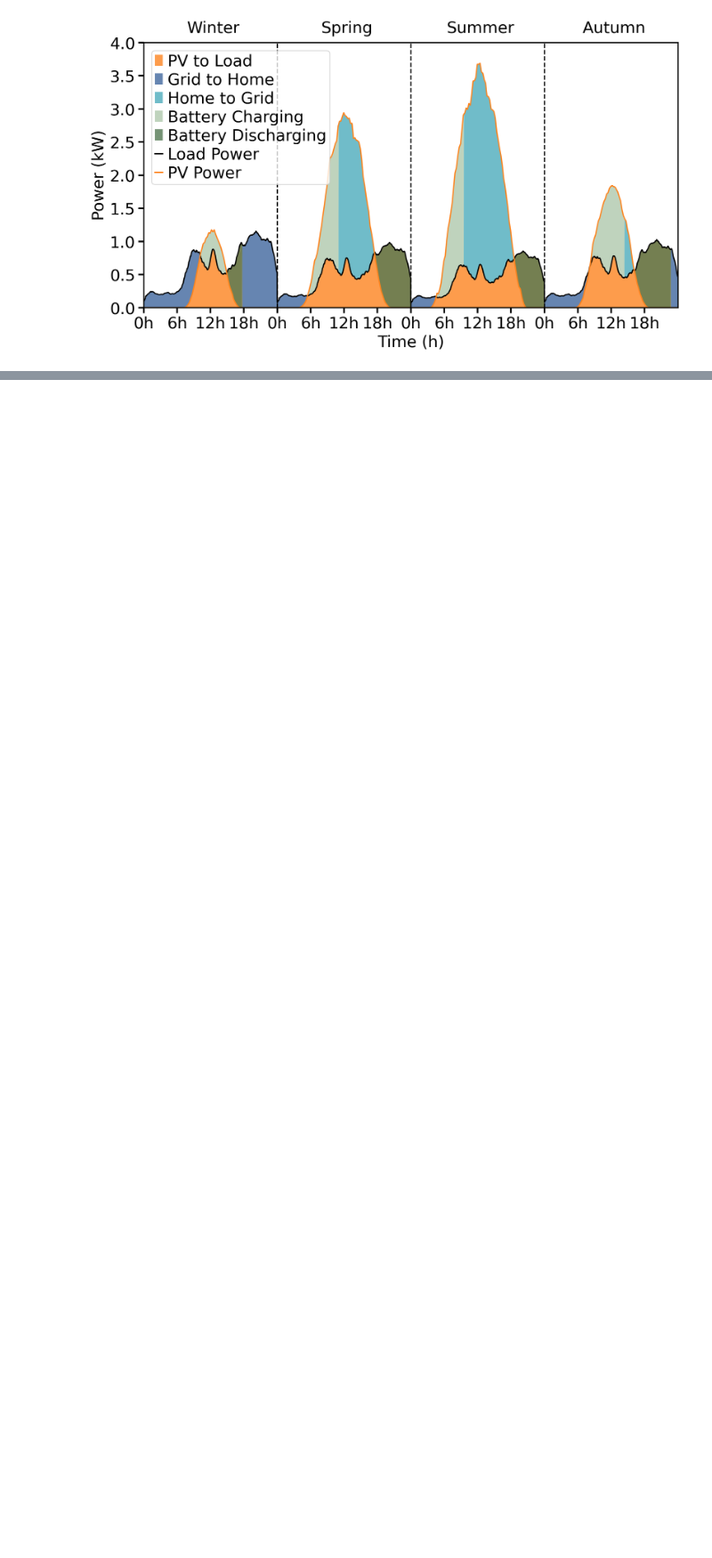
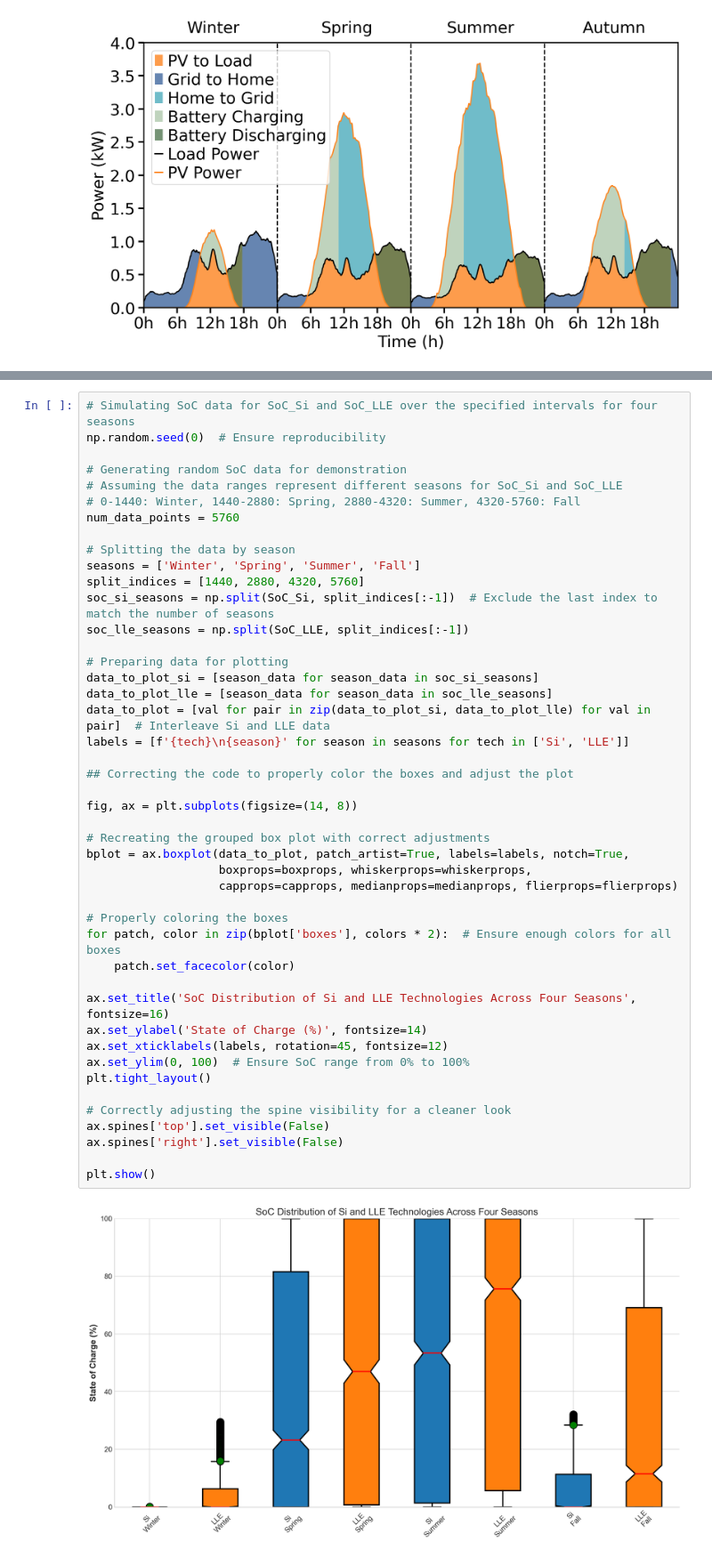
Before and after one commit to Alexisaglar/paper_simulations, a Jupyter notebook: plots.ipynb, the cells around one changed output, grey strips where cells are left out. Shown at 89% size. Saved outputs shown, nothing was run; the diff lists cells and outputs as text; blank space fills up the shorter version.

```diff
--- a/plots.ipynb
+++ b/plots.ipynb
@@ -891,0 +944,47 @@ plt.show()
+# %%
+# Simulating SoC data for SoC_Si and SoC_LLE over the specified intervals for four seasons
+np.random.seed(0)  # Ensure reproducibility
+
+# Generating random SoC data for demonstration
+# Assuming the data ranges represent different seasons for SoC_Si and SoC_LLE
+# 0-1440: Winter, 1440-2880: Spring, 2880-4320: Summer, 4320-5760: Fall
+num_data_points = 5760
+
+# Splitting the data by season
+seasons = ['Winter', 'Spring', 'Summer', 'Fall']
+split_indices = [1440, 2880, 4320, 5760]
+soc_si_seasons = np.split(SoC_Si, split_indices[:-1])  # Exclude the last index to match the number of seasons
+soc_lle_seasons = np.split(SoC_LLE, split_indices[:-1])
+
+# Preparing data for plotting
+data_to_plot_si = [season_data for season_data in soc_si_seasons]
+data_to_plot_lle = [season_data for season_data in soc_lle_seasons]
+data_to_plot = [val for pair in zip(data_to_plot_si, data_to_plot_lle) for val in pair]  # Interleave Si and LLE data
+labels = [f'{tech}\n{season}' for season in seasons for tech in ['Si', 'LLE']]
+
+## Correcting the code to properly color the boxes and adjust the plot
+
+fig, ax = plt.subplots(figsize=(14, 8))
+
+# Recreating the grouped box plot with correct adjustments
+bplot = ax.boxplot(data_to_plot, patch_artist=True, labels=labels, notch=True,
+                   boxprops=boxprops, whiskerprops=whiskerprops,
+                   capprops=capprops, medianprops=medianprops, flierprops=flierprops)
+
+# Properly coloring the boxes
+for patch, color in zip(bplot['boxes'], colors * 2):  # Ensure enough colors for all boxes
+    patch.set_facecolor(color)
+
+ax.set_title('SoC Distribution of Si and LLE Technologies Across Four Seasons', fontsize=16)
+ax.set_ylabel('State of Charge (%)', fontsize=14)
+ax.set_xticklabels(labels, rotation=45, fontsize=12)
+ax.set_ylim(0, 100)  # Ensure SoC range from 0% to 100%
+plt.tight_layout()
+
+# Correctly adjusting the spine visibility for a cleaner look
+ax.spines['top'].set_visible(False)
+ax.spines['right'].set_visible(False)
+
+plt.show()
+# %% [output]
+[figure, added]
```
Also changed, not shown: parts of 13 cells of this notebook, 9 other files.
